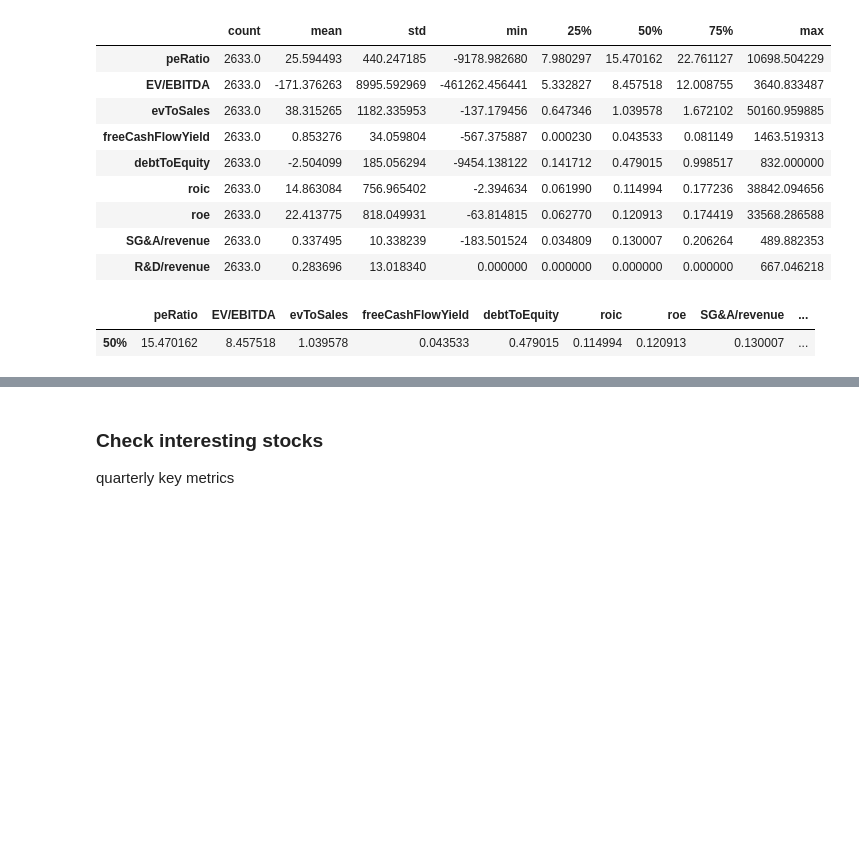
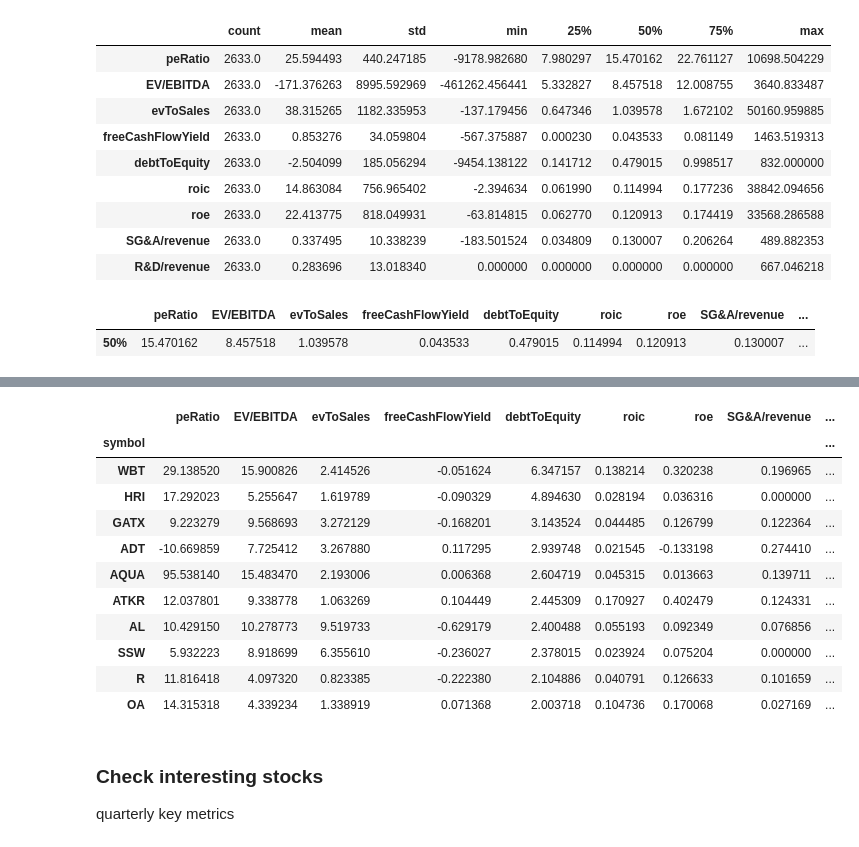
Before and after one commit to alwz1/fmp_fundamentals, a Jupyter notebook: fmp_fundamentals.ipynb, the cells around one changed output, grey strips where cells are left out. Saved outputs shown, nothing was run; the diff lists cells and outputs as text; code cells hidden in the pictures; blank space fills up the shorter version.

```diff
--- a/fmp_fundamentals.ipynb
+++ b/fmp_fundamentals.ipynb
@@ -590,5 +611,18 @@ df_metrics.dropna().groupby(level=0).mean().sort_values(by=['freeCashFlowYield',
 # %%
-df_metrics.dropna().groupby(level=0).median().sort_values(by=['debtToEquity'], ascending=False).head(10)
+df_metrics_filtered.dropna().groupby(level=0).median().sort_values(by=['debtToEquity'], ascending=False).head(10)
+# %% [output]
+|  | peRatio | EV/EBITDA | evToSales | freeCashFlowYield | debtToEquity | roic | roe | SG&A/revenue | ... |
+| symbol |  |  |  |  |  |  |  |  | ... |
+| WBT | 29.138520 | 15.900826 | 2.414526 | -0.051624 | 6.347157 | 0.138214 | 0.320238 | 0.196965 | ... |
+| HRI | 17.292023 | 5.255647 | 1.619789 | -0.090329 | 4.894630 | 0.028194 | 0.036316 | 0.000000 | ... |
+| GATX | 9.223279 | 9.568693 | 3.272129 | -0.168201 | 3.143524 | 0.044485 | 0.126799 | 0.122364 | ... |
+| ADT | -10.669859 | 7.725412 | 3.267880 | 0.117295 | 2.939748 | 0.021545 | -0.133198 | 0.274410 | ... |
+| AQUA | 95.538140 | 15.483470 | 2.193006 | 0.006368 | 2.604719 | 0.045315 | 0.013663 | 0.139711 | ... |
+| ATKR | 12.037801 | 9.338778 | 1.063269 | 0.104449 | 2.445309 | 0.170927 | 0.402479 | 0.124331 | ... |
+| AL | 10.429150 | 10.278773 | 9.519733 | -0.629179 | 2.400488 | 0.055193 | 0.092349 | 0.076856 | ... |
+| SSW | 5.932223 | 8.918699 | 6.355610 | -0.236027 | 2.378015 | 0.023924 | 0.075204 | 0.000000 | ... |
+| R | 11.816418 | 4.097320 | 0.823385 | -0.222380 | 2.104886 | 0.040791 | 0.126633 | 0.101659 | ... |
+| OA | 14.315318 | 4.339234 | 1.338919 | 0.071368 | 2.003718 | 0.104736 | 0.170068 | 0.027169 | ... |
 # %% [markdown]
 ### Check interesting stocks
 quarterly key metrics
```
Also changed, not shown: parts of 27 cells of this notebook.
